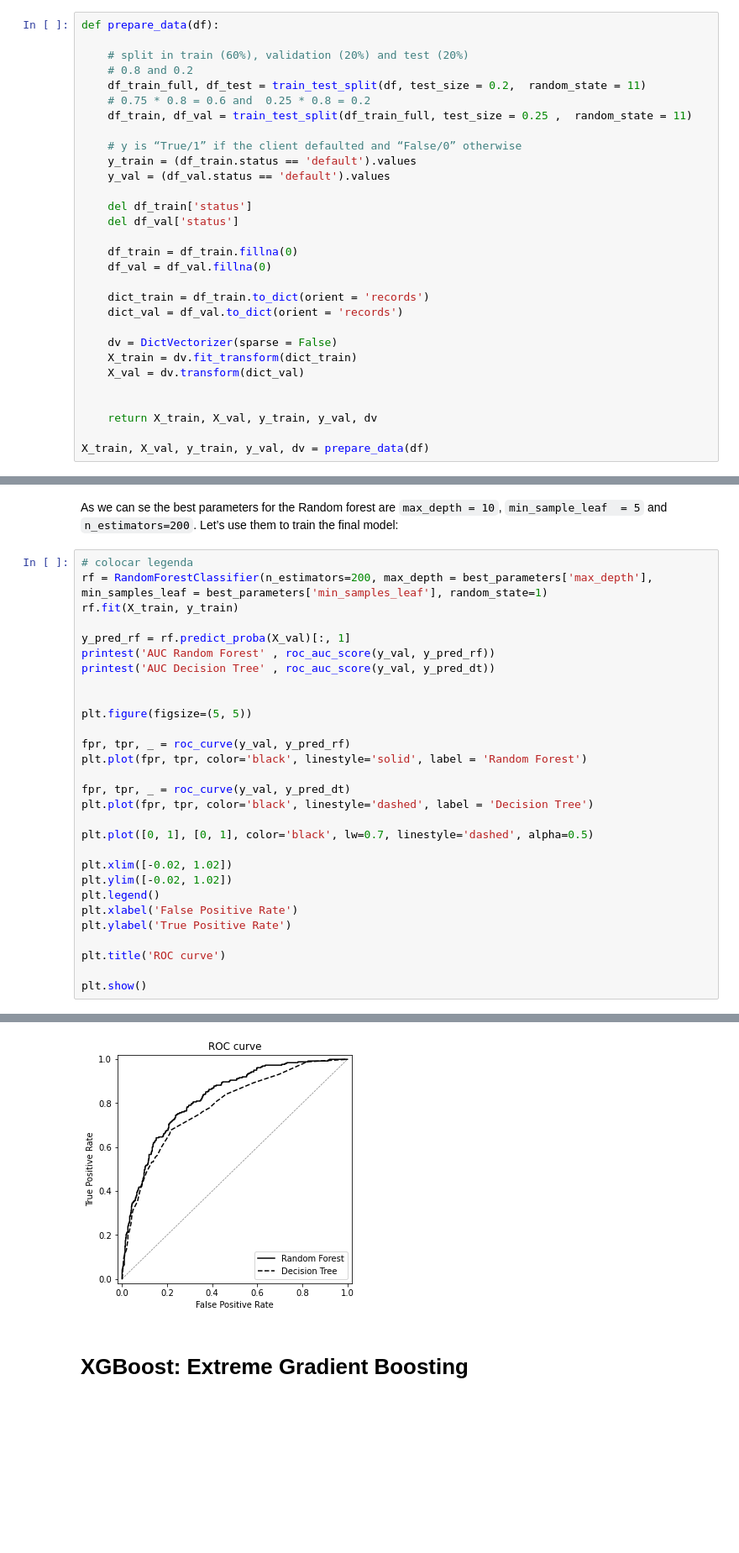
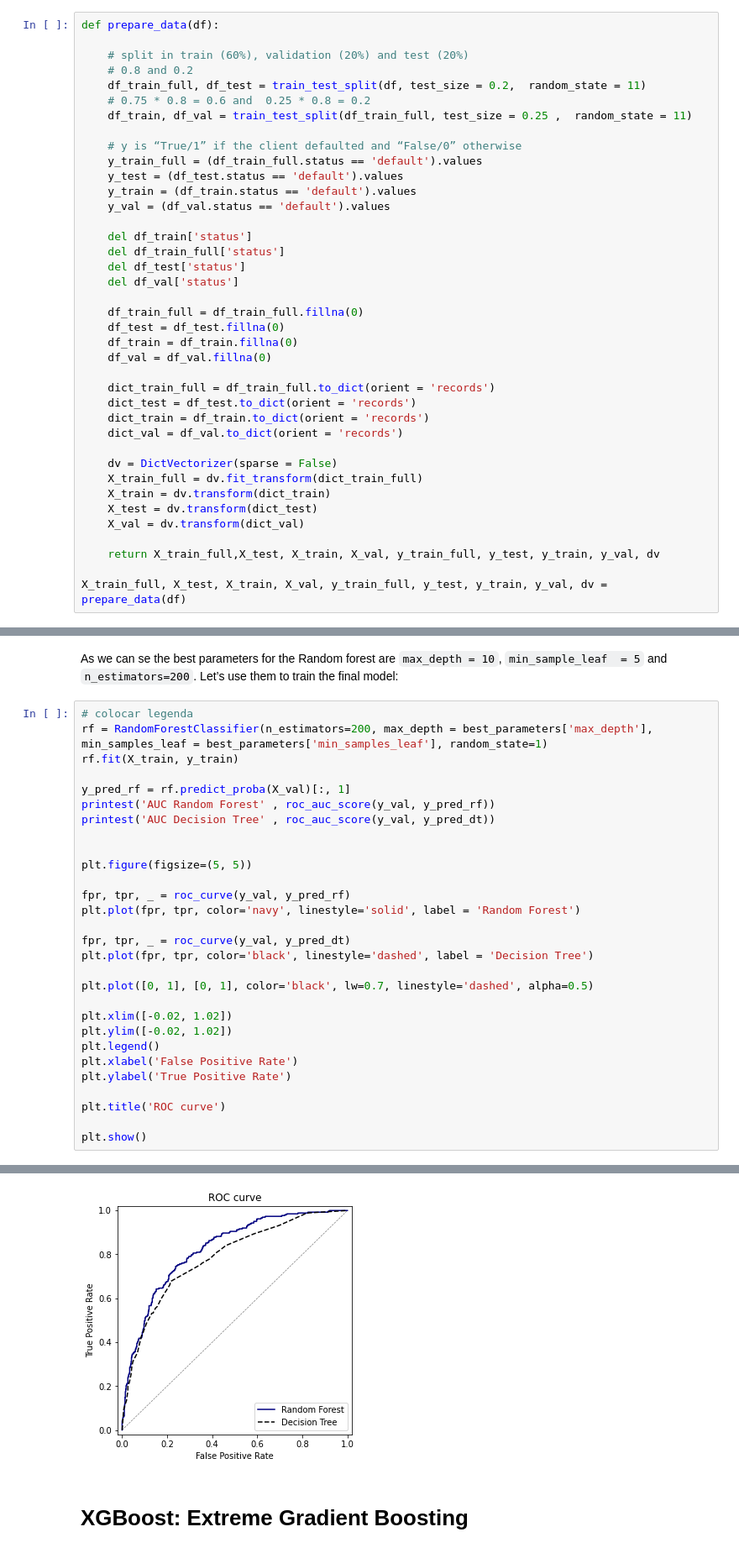
Before and after one commit to marcosbenicio/data-science, a Jupyter notebook: 05DecisionTrees/credit_scoring.ipynb, the cells around one changed output, grey strips where cells are left out. Shown at 84% size. Cells and saved outputs as stored; diff of their text form; blank space fills up the shorter version.

```diff
--- a/05DecisionTrees/credit_scoring.ipynb
+++ b/05DecisionTrees/credit_scoring.ipynb
@@ -160,26 +156,35 @@ def prepare_data(df):
     df_train, df_val = train_test_split(df_train_full, test_size = 0.25 ,  random_state = 11)
 
     # y is “True/1” if the client defaulted and “False/0” otherwise
+    y_train_full = (df_train_full.status == 'default').values
+    y_test = (df_test.status == 'default').values
     y_train = (df_train.status == 'default').values
     y_val = (df_val.status == 'default').values
 
     del df_train['status']
+    del df_train_full['status']
+    del df_test['status']
     del df_val['status']
 
+    df_train_full = df_train_full.fillna(0)
+    df_test = df_test.fillna(0)
     df_train = df_train.fillna(0)
     df_val = df_val.fillna(0)
 
+    dict_train_full = df_train_full.to_dict(orient = 'records')
+    dict_test = df_test.to_dict(orient = 'records')
     dict_train = df_train.to_dict(orient = 'records')
     dict_val = df_val.to_dict(orient = 'records')
 
     dv = DictVectorizer(sparse = False)
-    X_train = dv.fit_transform(dict_train)
+    X_train_full = dv.fit_transform(dict_train_full)
+    X_train = dv.transform(dict_train)
+    X_test = dv.transform(dict_test)
     X_val = dv.transform(dict_val)
 
+    return X_train_full,X_test, X_train, X_val, y_train_full, y_test, y_train, y_val, dv
 
-    return X_train, X_val, y_train, y_val, dv
-
-X_train, X_val, y_train, y_val, dv = prepare_data(df)
+X_train_full, X_test, X_train, X_val, y_train_full, y_test, y_train, y_val, dv = prepare_data(df)
 # %% [markdown]
 # Decision Trees - Theory
 # %% [markdown]
@@ -649,35 +654,35 @@ rf.fit(X_train, y_train)
 
 y_pred_rf = rf.predict_proba(X_val)[:, 1]
 printest('AUC Random Forest' , roc_auc_score(y_val, y_pred_rf))
 printest('AUC Decision Tree' , roc_auc_score(y_val, y_pred_dt))
 
 
 plt.figure(figsize=(5, 5))
 
 fpr, tpr, _ = roc_curve(y_val, y_pred_rf)
-plt.plot(fpr, tpr, color='black', linestyle='solid', label = 'Random Forest')
+plt.plot(fpr, tpr, color='navy', linestyle='solid', label = 'Random Forest')
 
 fpr, tpr, _ = roc_curve(y_val, y_pred_dt)
 plt.plot(fpr, tpr, color='black', linestyle='dashed', label = 'Decision Tree')
 
 plt.plot([0, 1], [0, 1], color='black', lw=0.7, linestyle='dashed', alpha=0.5)
 
 plt.xlim([-0.02, 1.02])
 plt.ylim([-0.02, 1.02])
 plt.legend()
 plt.xlabel('False Positive Rate')
 plt.ylabel('True Positive Rate')
 
 plt.title('ROC curve')
 
 plt.show()
 # %% [output]
 AUC Random Forest :
  0.8253826499721489
 
 AUC Decision Tree :
  0.7856948245380349
-[figure, old version]
+[figure, new version]
 # %% [markdown]
 # XGBoost: Extreme Gradient Boosting
 # %%
```
Also changed, not shown: parts of 37 cells of this notebook.
